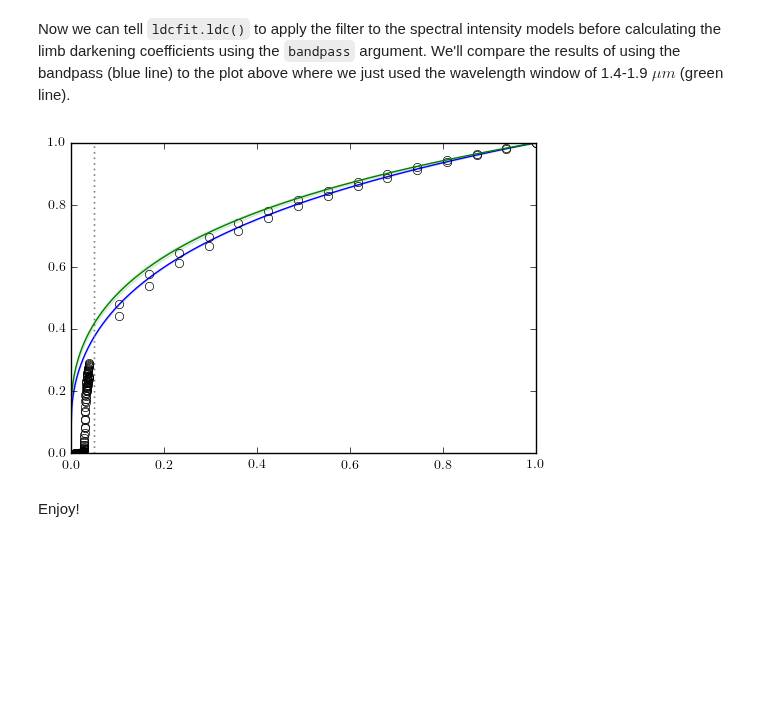
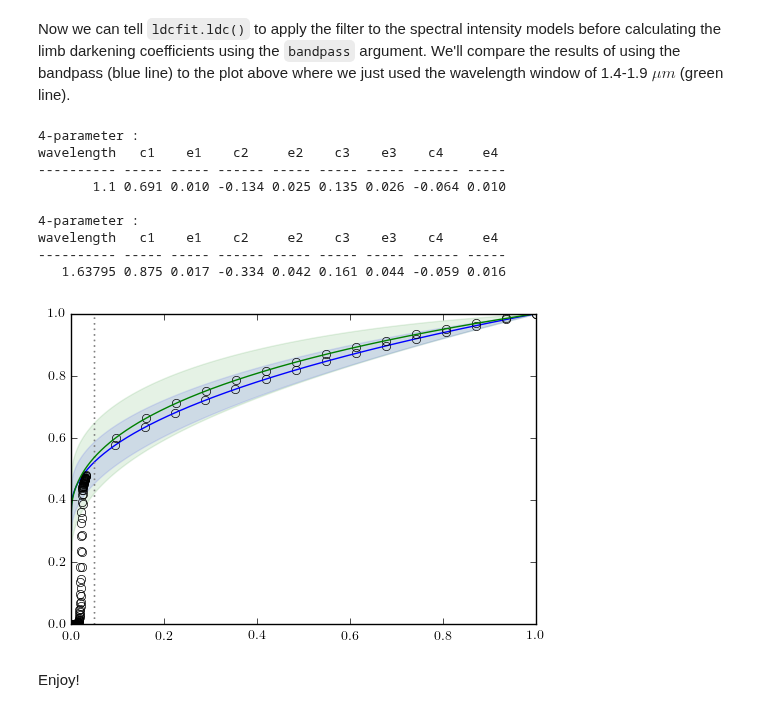
Before and after one commit to ExoCTK/exoctk, a Jupyter notebook: ExoCTK/notebooks/ldc_demo.ipynb, the cells around one changed output. Saved outputs shown, nothing was run; the diff lists cells and outputs as text; code cells hidden in the pictures; blank space fills up the shorter version.

Commit message:
Fixed ldc calculation with no bandpass. Updated jupyter notebook.

```diff
--- a/ExoCTK/notebooks/ldc_demo.ipynb
+++ b/ExoCTK/notebooks/ldc_demo.ipynb
@@ -21,7 +21,7 @@ I'm going to use the Phoenix ACES models for this example but any grid can be lo
 
 We will pass a directory or directory+wildcard path to the initialize the model grid.
 # %%
-fits_files = '/user/jfilippazzo/Models/ACES/'
+fits_files = '/user/jfilippazzo/Models/ACES/default/'
 model_grid = core.ModelGrid(fits_files)
 print(model_grid.data)
 # %% [output]
@@ -86,10 +93,19 @@ plt.plot(*H_band.rsr)
 # %% [markdown]
 Now we can tell `ldcfit.ldc()` to apply the filter to the spectral intensity models before calculating the limb darkening coefficients using the `bandpass` argument. We'll compare the results of using the bandpass (blue line) to the plot above where we just used the wavelength window of 1.4-1.9 $\mu m$ (green line).
 # %%
-teff, logg, FeH = 2500, 5.0, 0.0
-filt = lf.ldc(teff, logg, FeH, model_grid, '4-parameter', plot=True)
-no_filt = lf.ldc(teff, logg, FeH, model_grid, '4-parameter', plot=plt.gcf(), bandpass=H_band, colors=['g'])
+teff, logg, FeH = 4500, 5.0, 0.0
+filt = lf.ldc(teff, logg, FeH, model_grid, ['4-parameter'], plot=True)
+no_filt = lf.ldc(teff, logg, FeH, model_grid, ['4-parameter'], plot=plt.gcf(), bandpass=H_band, colors=['g'])
 # %% [output]
+4-parameter :
+wavelength   c1    e1    c2     e2    c3    e3    c4     e4
+---------- ----- ----- ------ ----- ----- ----- ------ -----
+       1.1 0.691 0.010 -0.134 0.025 0.135 0.026 -0.064 0.010
+
+4-parameter :
+wavelength   c1    e1    c2     e2    c3    e3    c4     e4
+---------- ----- ----- ------ ----- ----- ----- ------ -----
+   1.63795 0.875 0.017 -0.334 0.042 0.161 0.044 -0.059 0.016
-[figure, old version]
+[figure, new version]
 # %% [markdown]
 Enjoy!
```
Also changed, not shown: parts of 4 cells of this notebook, 1 other file.
